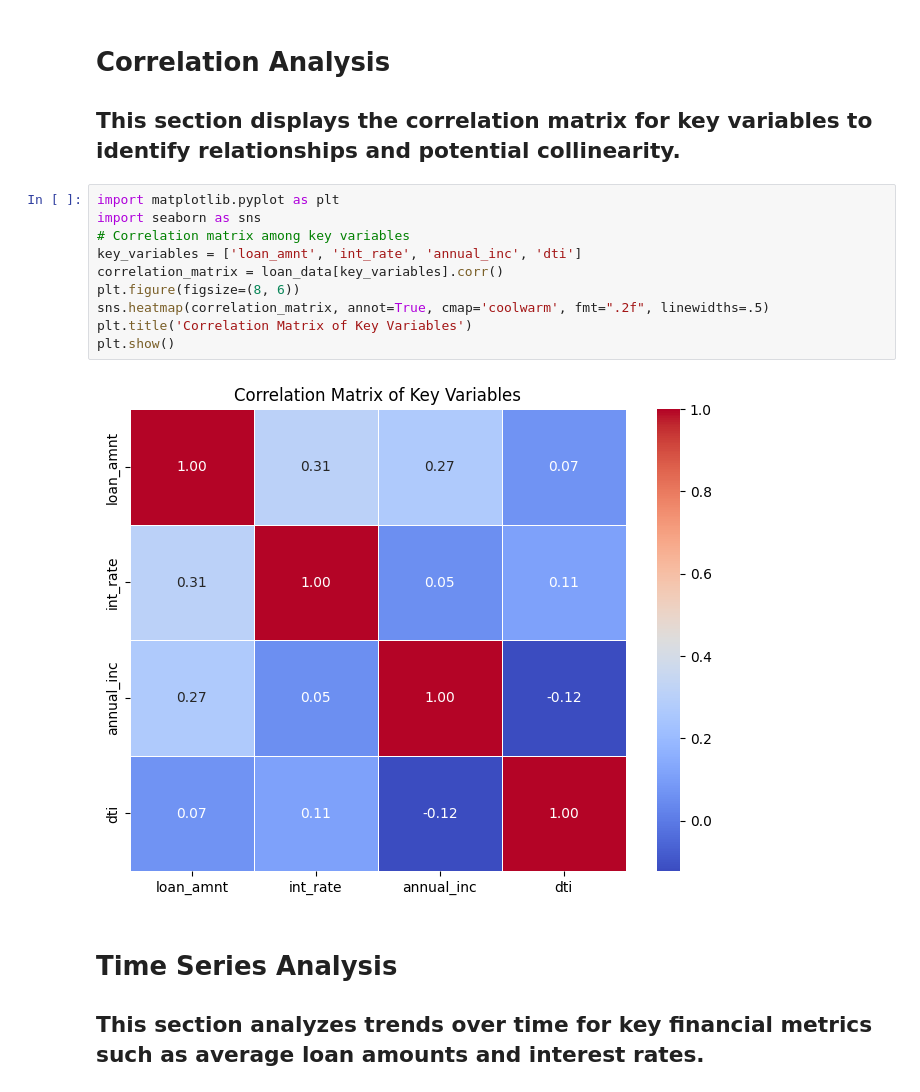
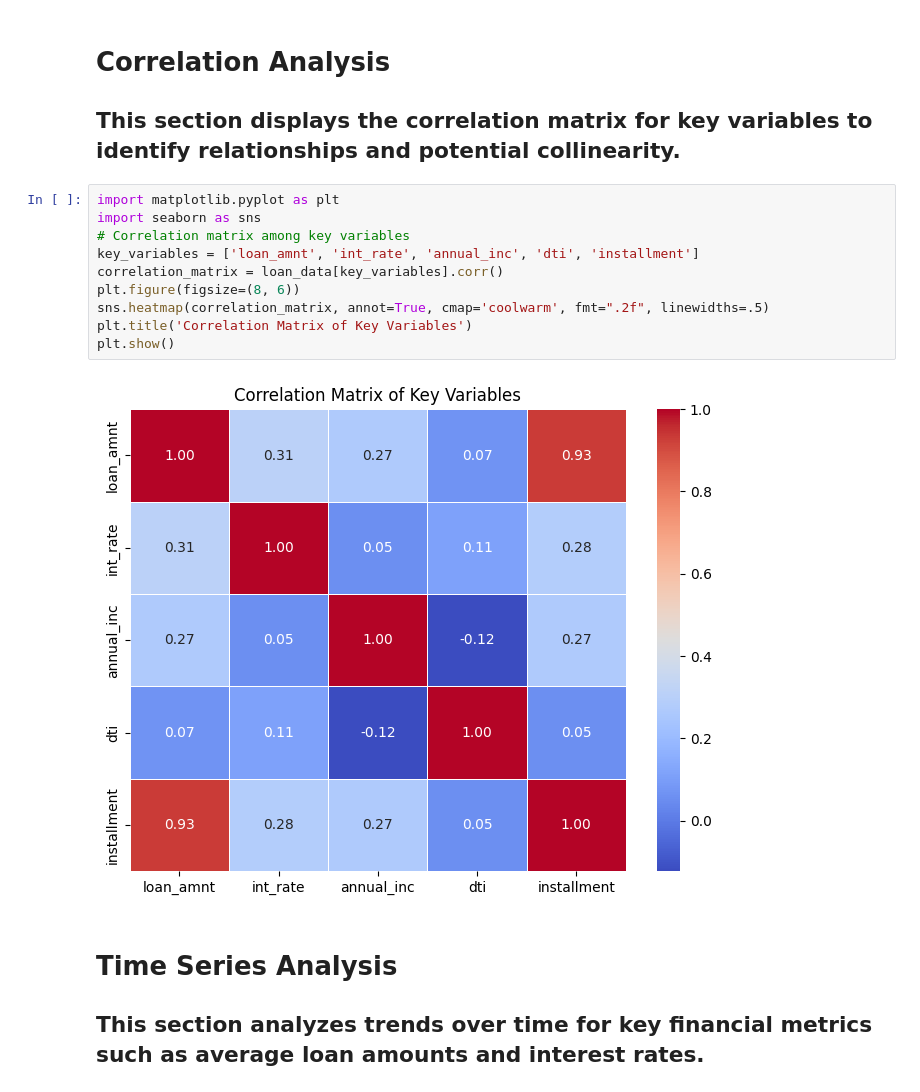
Before and after one commit to gowthambalram/LendingClubCaseStudy, a Jupyter notebook: gowtham_neelapareddy.ipynb, the cells around one changed output. Drawn from its saved outputs; the diff is of its cells as text.

```diff
--- a/gowtham_neelapareddy.ipynb
+++ b/gowtham_neelapareddy.ipynb
@@ -187,15 +226,15 @@ loan_data[['loan_amnt', 'int_rate']].corr()
 # %%
 import matplotlib.pyplot as plt
 import seaborn as sns
 # Correlation matrix among key variables
-key_variables = ['loan_amnt', 'int_rate', 'annual_inc', 'dti']
+key_variables = ['loan_amnt', 'int_rate', 'annual_inc', 'dti', 'installment']
 correlation_matrix = loan_data[key_variables].corr()
 plt.figure(figsize=(8, 6))
 sns.heatmap(correlation_matrix, annot=True, cmap='coolwarm', fmt=".2f", linewidths=.5)
 plt.title('Correlation Matrix of Key Variables')
 plt.show()
 # %% [output]
-[figure, old version]
+[figure, new version]
 # %% [markdown]
 # Time Series Analysis
 ## This section analyzes trends over time for key financial metrics such as average loan amounts and interest rates.
```
Also changed, not shown: parts of 8 cells of this notebook.
